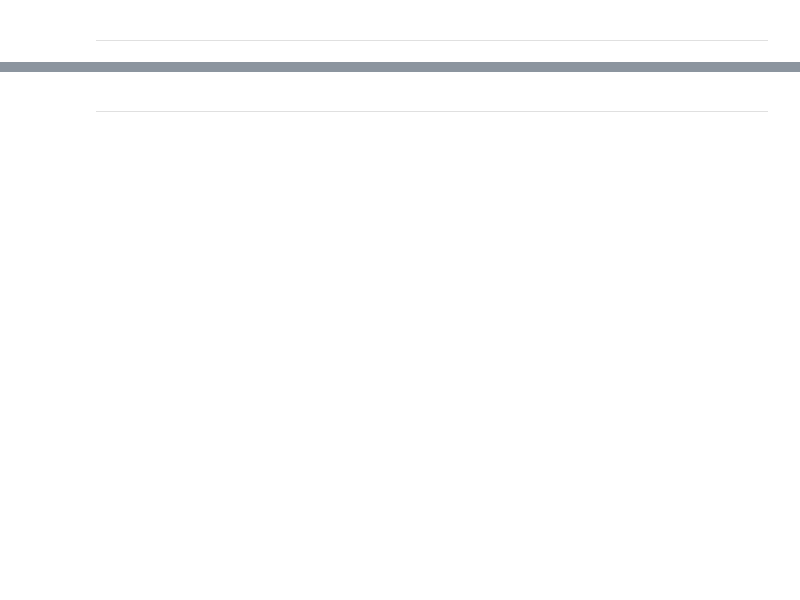
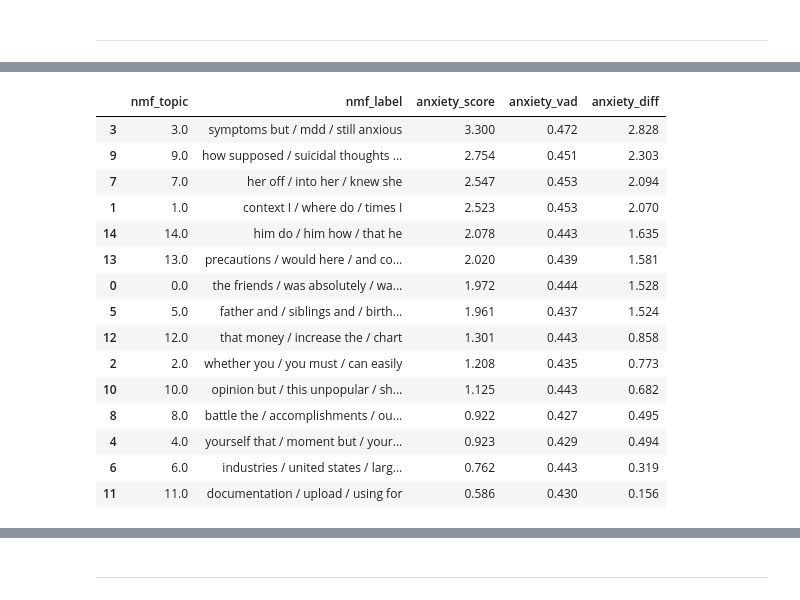
Before and after one commit to shutinghe3601/milestone2, a Jupyter notebook: notebooks/03_topic_modeling_and_anxiety_evaluation.ipynb, the cells around one changed output, grey strips where cells are left out. Drawn from its saved outputs; the diff is of its cells as text; code cells hidden in the pictures; blank space fills up the shorter version.

```diff
--- a/notebooks/03_topic_modeling_and_anxiety_evaluation.ipynb
+++ b/notebooks/03_topic_modeling_and_anxiety_evaluation.ipynb
@@ -1385,0 +1233,75 @@ Low anxiety documents:  1,571
+# %%
+# Parse VAD file (tab-separated format)
+vad_data = []
+with VAD_PATH.open("r", encoding="utf-8") as f:
+    for line in f:
+        line = line.strip()
+        if not line or line.startswith("#"):
+            continue
+        parts = line.split('\t')
+        if len(parts) == 4:
+            vad_data.append(parts)
+
+vad_df = pd.DataFrame(vad_data, columns=["word", "valence", "arousal", "dominance"])
+
+# Clean and convert to numeric
+vad_df = vad_df.assign(
+    word=lambda x: x["word"].str.lower().str.strip(),
+    valence=lambda x: pd.to_numeric(x["valence"], errors="coerce"),
+    arousal=lambda x: pd.to_numeric(x["arousal"], errors="coerce"),
+    dominance=lambda x: pd.to_numeric(x["dominance"], errors="coerce")
+).dropna().drop_duplicates("word")
+
+# Create stem-based lookup for robust matching
+vad_df["stem"] = vad_df["word"].apply(ps.stem)
+vad_stem = vad_df.groupby("stem")[["valence", "arousal", "dominance"]].mean()
+
+print(f"VAD lexicon: {len(vad_df):,} words -> {len(vad_stem):,} stems")
+
+def compute_vad_anxiety(tokens):
+    """Calculate anxiety score using VAD dimensions (low valence, high arousal, low dominance)."""
+    if not isinstance(tokens, list):
+        tokens = ensure_tokens(tokens)
+
+    # Collect VAD scores for tokens in lexicon
+    vad_scores = []
+    for token in tokens:
+        stem = ps.stem(token.lower())
+        if stem in vad_stem.index:
+            vad_scores.append(vad_stem.loc[stem])
+
+    if not vad_scores:
+        return 0.0
+
+    # Average VAD values across document
+    avg_vad = pd.concat(vad_scores, axis=1).mean(axis=1)
+
+    # Anxiety formula: inverse valence + high arousal + inverse dominance
+    anxiety_raw = (1 - avg_vad["valence"]) + avg_vad["arousal"] + (1 - avg_vad["dominance"])
+
+    # Normalize to [0,1] scale
+    return float(min(anxiety_raw / 3.0, 1.0))
+
+# Apply VAD-based anxiety scoring
+print("Computing VAD anxiety scores...")
+df["anxiety_vad"] = df["processed_full_text"].apply(compute_vad_anxiety)
+
+# Compare VAD method with emotion lexicon method
+topic_comparison = df.groupby(["nmf_topic", "nmf_label"]).agg({
+    "anxiety_score": "mean",
+    "anxiety_vad": "mean"
+}).round(3).reset_index()
+
+topic_comparison["anxiety_diff"] = abs(topic_comparison["anxiety_score"] - topic_comparison["anxiety_vad"])
+
+print("\n=== VAD vs Emotion Lexicon Comparison ===")
+print("Topics with largest differences:")
+display(topic_comparison.sort_values("anxiety_diff", ascending=False))
+
+# Calculate correlation between methods
+print("\nCorrelation between methods:")
+correlation = df[["anxiety_score", "anxiety_vad"]].corr().iloc[0,1]
+print(f"Pearson correlation: {correlation:.3f}")
+
+print(f"\nVAD anxiety range: {df['anxiety_vad'].min():.3f} to {df['anxiety_vad'].max():.3f}")
+# %% [output]
@@ -1385,0 +1313,16 @@ Low anxiety documents:  1,571
+|  | nmf_topic | nmf_label | anxiety_score | anxiety_vad | anxiety_diff |
+| 3 | 3.0 | symptoms but / mdd / still anxious | 3.300 | 0.472 | 2.828 |
+| 9 | 9.0 | how supposed / suicidal thoughts ... | 2.754 | 0.451 | 2.303 |
+| 7 | 7.0 | her off / into her / knew she | 2.547 | 0.453 | 2.094 |
+| 1 | 1.0 | context I / where do / times I | 2.523 | 0.453 | 2.070 |
+| 14 | 14.0 | him do / him how / that he | 2.078 | 0.443 | 1.635 |
+| 13 | 13.0 | precautions / would here / and co... | 2.020 | 0.439 | 1.581 |
+| 0 | 0.0 | the friends / was absolutely / wa... | 1.972 | 0.444 | 1.528 |
+| 5 | 5.0 | father and / siblings and / birth... | 1.961 | 0.437 | 1.524 |
+| 12 | 12.0 | that money / increase the / chart | 1.301 | 0.443 | 0.858 |
+| 2 | 2.0 | whether you / you must / can easily | 1.208 | 0.435 | 0.773 |
+| 10 | 10.0 | opinion but / this unpopular / sh... | 1.125 | 0.443 | 0.682 |
+| 8 | 8.0 | battle the / accomplishments / ou... | 0.922 | 0.427 | 0.495 |
+| 4 | 4.0 | yourself that / moment but / your... | 0.923 | 0.429 | 0.494 |
+| 6 | 6.0 | industries / united states / larg... | 0.762 | 0.443 | 0.319 |
+| 11 | 11.0 | documentation / upload / using for | 0.586 | 0.430 | 0.156 |
```
Also changed, not shown: parts of 94 cells of this notebook, 11 other files.
